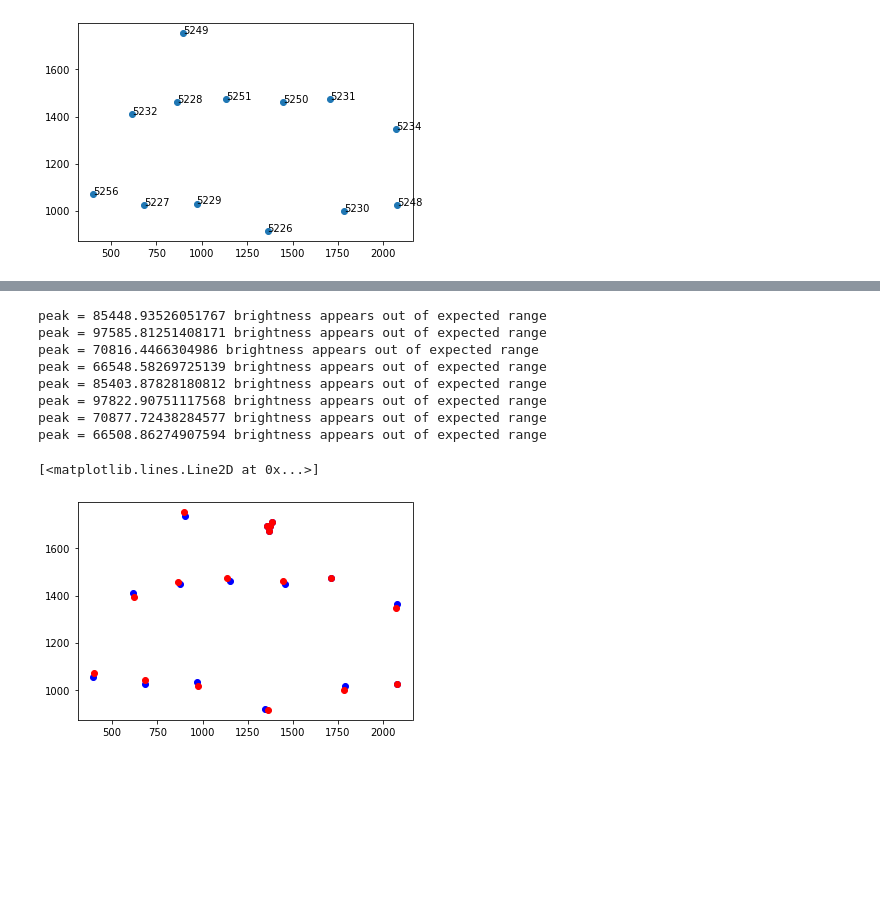
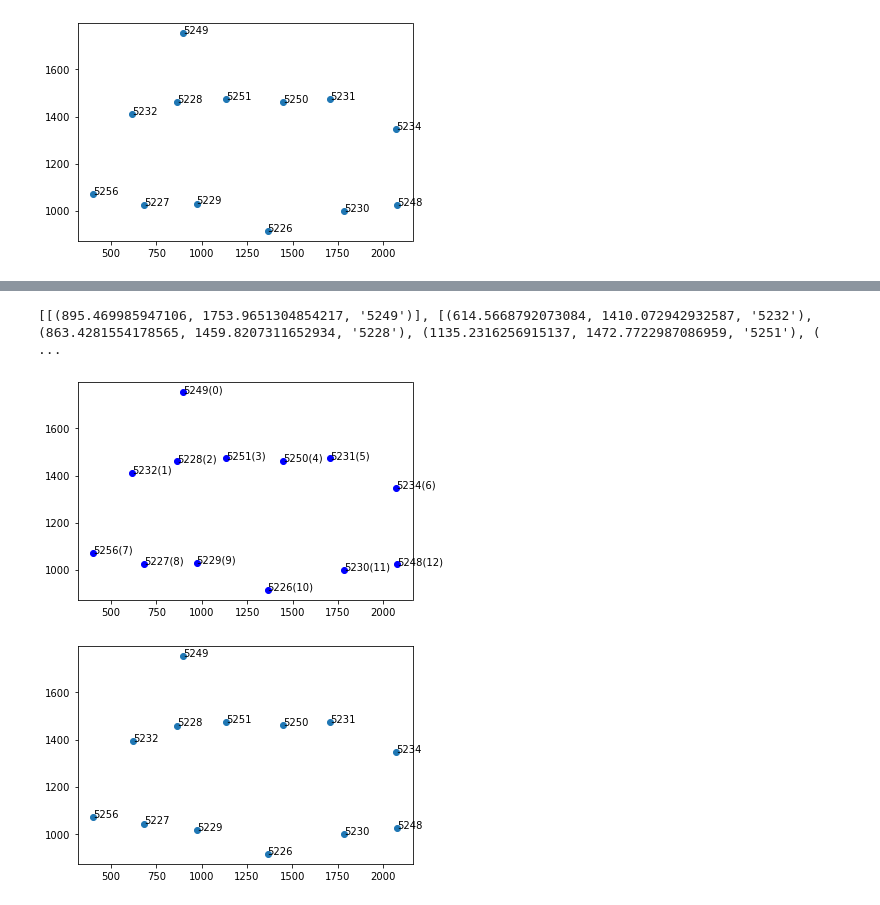
Before and after one commit to sharonrye/trim, a Jupyter notebook: sanity_check.ipynb, the cells around one changed output, grey strips where cells are left out. Saved outputs shown, nothing was run; the diff lists cells and outputs as text; code cells hidden in the pictures; blank space fills up the shorter version.

```diff
--- a/sanity_check.ipynb
+++ b/sanity_check.ipynb
@@ -103,20 +95,33 @@ for i, label in enumerate(ids):
-# %%
-im_b = fits.open('/home/sharonye/DESI/lab_machine/trim/data/241027_065258_positioner_matching/centroids_zwo_241027_065300.fits')[0].data
-im_a = fits.open('/home/sharonye/DESI/lab_machine/trim/data/241027_065258_positioner_matching/centroids_zwo_241027_065354.fits')[0].data
-
-x_b, y_b, p_b, f_b, _b = multicens.multiCens(im_b, n_centroids_to_keep=17, verbose=False, write_fits=False, size_fitbox=7)
-x_a, y_a, p_a, f_a, _a = multicens.multiCens(im_a, n_centroids_to_keep=17, verbose=False, write_fits=False, size_fitbox=7)
-
-plt.plot(x_b, y_b, 'bo')
-plt.plot(x_a, y_a, 'ro')
-# %% [output]
-peak = 85448.93526051767 brightness appears out of expected range
-peak = 97585.81251408171 brightness appears out of expected range
-peak = 70816.4466304986 brightness appears out of expected range
-peak = 66548.58269725139 brightness appears out of expected range
-peak = 85403.87828180812 brightness appears out of expected range
-peak = 97822.90751117568 brightness appears out of expected range
-peak = 70877.72438284577 brightness appears out of expected range
-peak = 66508.86274907594 brightness appears out of expected range
-[<matplotlib.lines.Line2D at 0x...>]
-[figure, removed]
+# %%
+points = list(zip(X, Y, ids))
+points = sorted(points, key=lambda x:x[1], reverse=True)
+split = []
+prev = 0
+for i in range(len(points) - 1):
+    if abs(points[i][1]-points[i+1][1]) > 100:
+        split.append(points[prev:i+1])
+        prev = i + 1
+split.append(points[prev:])
+for i in range(len(split)):
+    split[i] = sorted(split[i], key=lambda x:x[0])
+
+fig, ax = plt.subplots()
+counter = 0
+for row in split:
+    for point in row:
+        plt.plot(point[0], point[1], 'bo')
+        ax.text(point[0], point[1], f"{point[2]}({counter})")
+        counter = counter + 1
+
+print(split)
+# %% [output]
+[[(895.469985947106, 1753.9651304854217, '5249')], [(614.5668792073084, 1410.072942932587, '5232'), (863.4281554178565, 1459.8207311652934, '5228'), (1135.2316256915137, 1472.7722987086959, '5251'), ( ...
+[figure, added]
+# %%
+X, Y, ids = unpack_conf('/home/sharonye/DESI/lab_machine/trim/data/241027_065258_positioner_matching/positioners.conf')
+fig, ax = plt.subplots()
+ax.plot(X, Y, 'o')
+for i, label in enumerate(ids):
+    ax.text(X[i], Y[i], label)
+# %% [output]
+[figure, added]
```
Also changed, not shown: parts of 4 cells of this notebook, 2 other files.
